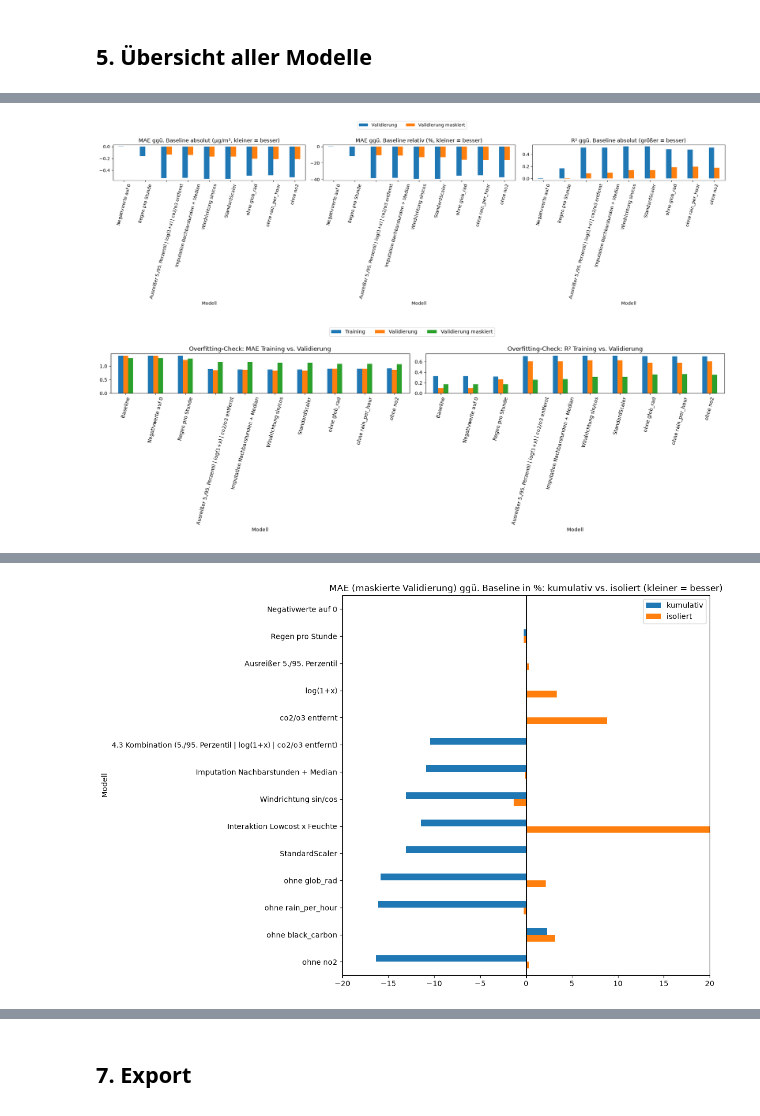
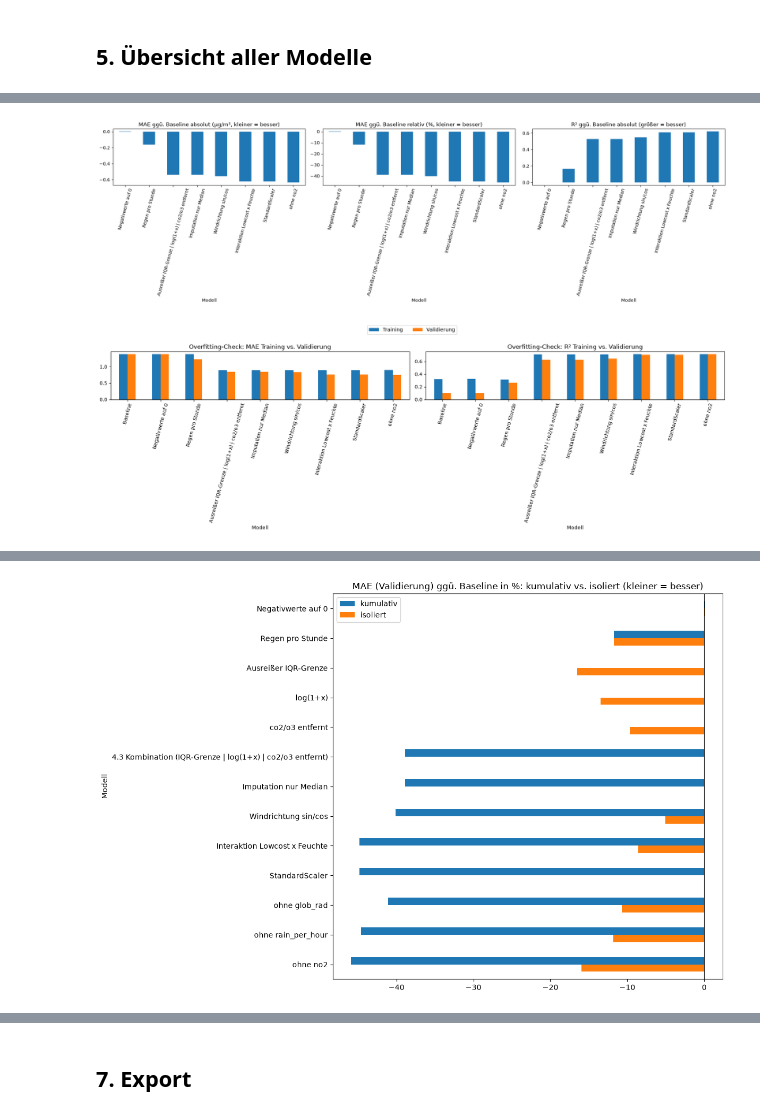
Before and after one commit to kevinvuong04/data-science-26-27, a Jupyter notebook: src/Notebooks/Aufgabe_2_Data_Preparation.ipynb, the cells around one changed output, grey strips where cells are left out. Drawn from its saved outputs; the diff is of its cells as text; code cells hidden in the pictures.

```diff
--- a/src/Notebooks/Aufgabe_2_Data_Preparation.ipynb
+++ b/src/Notebooks/Aufgabe_2_Data_Preparation.ipynb
@@ -567,7 +572,7 @@ if deletion_name == "co2/o3 entfernt":
 
 # Anteil der als Ausreißer ersetzten pm25_lowcost-Werte (über der IQR-Grenze des Trainings)
 q1, q3 = cur[0]["pm25_lowcost"].quantile(0.25), cur[0]["pm25_lowcost"].quantile(0.75)
-for name, data_before in [("Training", cur[0]), ("Validierung", cur[1]), ("Test", cur[3])]:
+for name, data_before in [("Training", cur[0]), ("Validierung", cur[1])]:
     print(name, "pm25_lowcost ersetzt %:", round((data_before["pm25_lowcost"] > q3 + 1.5 * (q3 - q1)).mean() * 100, 1))
 fig, axs = plt.subplots(1, 2, figsize=(15, 5))
 cur[0].plot.scatter(x="pm25_lowcost", y=LABEL, c="relative_humidity", colormap="viridis", sharex=False, ax=axs[0], title="vorher")
@@ -577,14 +582,14 @@ plt.tight_layout()
 plt.show()
 
 if improves(r_joint):
-    take_over(r_joint, data_new, "niedrigster MAE der maskierten Validierung von 36 Kombinationen")
+    take_over(r_joint, data_new, "niedrigster MAE der Validierung von " + str(len(joint_rows)) + " Kombinationen")
 else:
-    adopt(r_joint, "nein", "MAE (maskiert) sinkt nicht")
+    adopt(r_joint, "nein", "MAE sinkt nicht")
 for row in joint_rows:
     if row is not r_joint:
         row["Übernommen"] = "nein"
 with open(LOG_FILE, "a", encoding="utf-8") as log:
-    log.write("ENTSCHEIDUNG übrige 35 Kombinationen: nein (höherer MAE der maskierten Validierung)\n")
+    log.write("ENTSCHEIDUNG übrige " + str(len(joint_rows) - 1) + " Kombinationen: nein (höherer MAE der Validierung)\n")
 show([before, r_joint] + iso_rows)
 # %% [output]
 Training pm25_lowcost ersetzt %: 5.4
@@ -632,10 +638,10 @@ def gap_summary(column):
 RAW_FEATURES = ["pm25_lowcost", "no", "no2", "o3", "co2", "black_carbon", "ufp", "temperature", "relative_humidity",
                 "pressure", "wind_speed", "wind_direction", "rain_vol", "glob_rad"]
 gap_table = pd.DataFrame(index=RAW_FEATURES)
-for name, data in [("Training", df.iloc[:split_index]), ("Val", valid), ("Val maskiert", valid_mask), ("Test", test)]:
+for name, data in [("Training", df.iloc[:split_index]), ("Val", valid)]:
     summary = [gap_summary(data[col]) for col in RAW_FEATURES]
     gap_table["längste Lücke " + name + " (h)"] = [s[0] for s in summary]
-    if name in ["Training", "Test"]:
+    if name == "Training":
         gap_table["in Lücken > 6 h " + name + " %"] = [s[1] for s in summary]
 gap_table.round(1)
 # %% [output]
@@ -667,7 +673,7 @@ Verglichen werden drei Verfahren (Missing-Value-Labs):
 
 Für die Regression werden im Training 20 % der bekannten Werte ausgeblendet und geschätzt. Sie wird nur für Features genutzt, bei denen sie genauer ist als der Median (R² ≥ 0,3). Transformierte Features werden auf der transformierten Skala gefüllt.
 # %%
-train_cur, valid_cur, valid_mask_cur, test_cur = cur
+train_cur, valid_cur, test_cur = cur
 features_now = feature_columns(train_cur)
 IMPUTE_PREDICTORS = {
     "no": ["black_carbon"], "no2": ["black_carbon"], "black_carbon": ["no", "no2"], "ufp": ["no", "no2"],
@@ -702,7 +708,6 @@ for target in IMPUTE_PREDICTORS:
         REG_PREDICTORS[target] = predictors
     rows.append({"Feature": target,
                  "fehlend Train %": train_cur[target].isnull().mean() * 100, "fehlend Val %": valid_cur[target].isnull().mean() * 100,
-                 "fehlend Val maskiert %": valid_mask_cur[target].isnull().mean() * 100, "fehlend Test %": test_cur[target].isnull().mean() * 100,
                  "MAE Nachbarstunden": mean_absolute_error(hidden[target][neighbors.notnull()], neighbors[neighbors.notnull()]),
                  "MAE Median": mae_median, "MAE Regression": mae_reg, "R2 Regression": r2,
                  "lange Lücken": "Regression " + str(predictors) if use_regression else "Median"})
@@ -977,9 +978,9 @@ for col in candidates:
     if col in base_iso[0].columns:
         rows_iso.append(evaluate("ohne " + col, "isoliert", "nur " + col + " entfernt", run_step(drop_columns, base_iso, [col])))
     if improves(row):
-        take_over(row, data_new, "MAE (maskiert) sinkt")
+        take_over(row, data_new, "MAE sinkt")
     else:
-        adopt(row, "nein", "MAE (maskiert) steigt")
+        adopt(row, "nein", "MAE steigt")
 check_integrity(cur)
 show([before] + rows + rows_iso)
 # %% [output]
@@ -1020,53 +1023,44 @@ for row in path[1:]:
 print("Finale Kombination:", combination)
 
 path_df = pd.DataFrame(path).set_index("Modell")
-# Veränderung gegenüber der Baseline (negativ beim MAE = besser, positiv beim R² = besser)
-path_df["dMAE_Val_abs"] = path_df["MAE_Val"] - baseline["MAE_Val"]
-path_df["dR2_Val_abs"] = path_df["R2_Val"] - baseline["R2_Val"]
 print("Kennzahlen nach jedem übernommenen Schritt:")
-print(path_df[["MAE_Train", "MAE_Val", "MAE_Val_mask", "R2_Train", "R2_Val", "R2_Val_mask"]].round(4))
-print("\nVeränderung gegenüber der Baseline:")
-print(path_df[["dMAE_Val_abs", "dMAE_Val_%", "dMAE_mask_abs", "dMAE_mask_%", "dR2_Val_abs", "dR2_mask_abs"]].round(4))
+print(path_df[["MAE_Train", "MAE_Val", "R2_Train", "R2_Val"]].round(4))
+print("\nVeränderung gegenüber der Baseline (negativ beim MAE = besser, positiv beim R² = besser):")
+print(path_df[["dMAE_Val_abs", "dMAE_Val_%", "dR2_Val_abs"]].round(4))
 
 # Verbesserung gegenüber der Baseline je Schritt: MAE absolut und relativ, R² absolut
-names = {"dMAE_Val_abs": "Validierung", "dMAE_mask_abs": "Validierung maskiert", "dMAE_Val_%": "Validierung",
-         "dMAE_mask_%": "Validierung maskiert", "dR2_Val_abs": "Validierung", "dR2_mask_abs": "Validierung maskiert"}
 fig, axs = plt.subplots(1, 3, figsize=(20, 6))
-path_df[["dMAE_Val_abs", "dMAE_mask_abs"]].iloc[1:].rename(columns=names).plot.bar(ax=axs[0], rot=75, title="MAE ggü. Baseline absolut (µg/m³, kleiner = besser)")
-path_df[["dMAE_Val_%", "dMAE_mask_%"]].iloc[1:].rename(columns=names).plot.bar(ax=axs[1], rot=75, title="MAE ggü. Baseline relativ (%, kleiner = besser)")
-path_df[["dR2_Val_abs", "dR2_mask_abs"]].iloc[1:].rename(columns=names).plot.bar(ax=axs[2], rot=75, title="R² ggü. Baseline absolut (größer = besser)")
+path_df["dMAE_Val_abs"].iloc[1:].plot.bar(ax=axs[0], rot=75, title="MAE ggü. Baseline absolut (µg/m³, kleiner = besser)")
+path_df["dMAE_Val_%"].iloc[1:].plot.bar(ax=axs[1], rot=75, title="MAE ggü. Baseline relativ (%, kleiner = besser)")
+path_df["dR2_Val_abs"].iloc[1:].plot.bar(ax=axs[2], rot=75, title="R² ggü. Baseline absolut (größer = besser)")
+plt.tight_layout()
+plt.show()
+
+# Overfitting-Check: Training gegen Validierung, MAE und R²
+fig, axs = plt.subplots(1, 2, figsize=(18, 6))
+path_df[["MAE_Train", "MAE_Val"]].rename(columns={"MAE_Train": "Training", "MAE_Val": "Validierung"}).plot.bar(
+    ax=axs[0], rot=75, title="Overfitting-Check: MAE Training vs. Validierung")
+path_df[["R2_Train", "R2_Val"]].rename(columns={"R2_Train": "Training", "R2_Val": "Validierung"}).plot.bar(
+    ax=axs[1], rot=75, title="Overfitting-Check: R² Training vs. Validierung")
 for ax in axs:
-    ax.get_legend().remove()          # eine gemeinsame Legende über allen Diagrammen
+    ax.get_legend().remove()          # eine gemeinsame Legende über beiden Diagrammen
 fig.legend(*axs[0].get_legend_handles_labels(), loc="upper center", ncol=2)
 plt.tight_layout(rect=[0, 0, 1, 0.93])
 plt.show()
 
-# Overfitting-Check: Training gegen Validierung, MAE und R²
-fig, axs = plt.subplots(1, 2, figsize=(18, 6))
-path_df[["MAE_Train", "MAE_Val", "MAE_Val_mask"]].rename(columns={"MAE_Train": "Training", "MAE_Val": "Validierung", "MAE_Val_mask": "Validierung maskiert"}).plot.bar(
-    ax=axs[0], rot=75, title="Overfitting-Check: MAE Training vs. Validierung")
-path_df[["R2_Train", "R2_Val", "R2_Val_mask"]].rename(columns={"R2_Train": "Training", "R2_Val": "Validierung", "R2_Val_mask": "Validierung maskiert"}).plot.bar(
-    ax=axs[1], rot=75, title="Overfitting-Check: R² Training vs. Validierung")
-for ax in axs:
-    ax.get_legend().remove()
-fig.legend(*axs[0].get_legend_handles_labels(), loc="upper center", ncol=3)
-plt.tight_layout(rect=[0, 0, 1, 0.93])
-plt.show()
-
-# Jeder Schritt kumulativ (mit allen vorherigen Schritten) und isoliert (allein); die 36 Kombinationen aus 4.3 stehen in 4.3
+# Jeder Schritt kumulativ (mit allen vorherigen Schritten) und isoliert (allein); die Kombinationen aus 4.3 stehen in 4.3
 all_results = pd.DataFrame(results)
-isolated = all_results[all_results["Art"] == "isoliert"].groupby("Modell", sort=False)["dMAE_mask_%"].first()
-cumulative = all_results[all_results["Art"] == "kumulativ"].groupby("Modell", sort=False)["dMAE_mask_%"].first()
+isolated = all_results[all_results["Art"] == "isoliert"].groupby("Modell", sort=False)["dMAE_Val_%"].first()
+cumulative = all_results[all_results["Art"] == "kumulativ"].groupby("Modell", sort=False)["dMAE_Val_%"].first()
 comparison = pd.DataFrame({"kumulativ": cumulative.reindex(isolated.index), "isoliert": isolated})
 combination_43 = "4.3 Kombination (" + outlier_name + " | " + skew_name + " | " + deletion_name + ")"
-comparison.loc[combination_43, "kumulativ"] = r_joint["dMAE_mask_%"]
+comparison.loc[combination_43, "kumulativ"] = r_joint["dMAE_Val_%"]
 order = list(isolated.index)
 position = order.index("co2/o3 entfernt") + 1 if "co2/o3 entfernt" in order else len(order)
 comparison = comparison.reindex(order[:position] + [combination_43] + order[position:])   # Kombination direkt nach ihren Teilen
-print("Veränderung des MAE (maskierte Validierung) ggü. Baseline in %:")
+print("Veränderung des MAE (Validierung) ggü. Baseline in %:")
 print(comparison.round(1))
-ax = comparison.plot.barh(figsize=(12, 8), title="MAE (maskierte Validierung) ggü. Baseline in %: kumulativ vs. isoliert (kleiner = besser)")
-ax.set_xlim(-20, 20)            # die isolierte Interaktion (über +500 %) liegt außerhalb, Wert siehe Tabelle
+ax = comparison.plot.barh(figsize=(12, 8), title="MAE (Validierung) ggü. Baseline in %: kumulativ vs. isoliert (kleiner = besser)")
 ax.axvline(0, color="black", linewidth=0.8)
 ax.invert_yaxis()               # Reihenfolge wie im Notebook, erster Schritt oben
 plt.tight_layout()
@@ -1092,2 +1086,2 @@ ohne no2                                                  0.1806
-[figure, old version]
+[figure, new version]
-[figure, old version]
+[figure, new version]
@@ -1111,3 +1104,3 @@ ohne no2                                                -16.4       0.3
-[figure, old version]
+[figure, new version]
 # %% [markdown]
 **Verbesserung gegenüber der Baseline**
```
Also changed, not shown: parts of 52 cells of this notebook, 5 other files.
